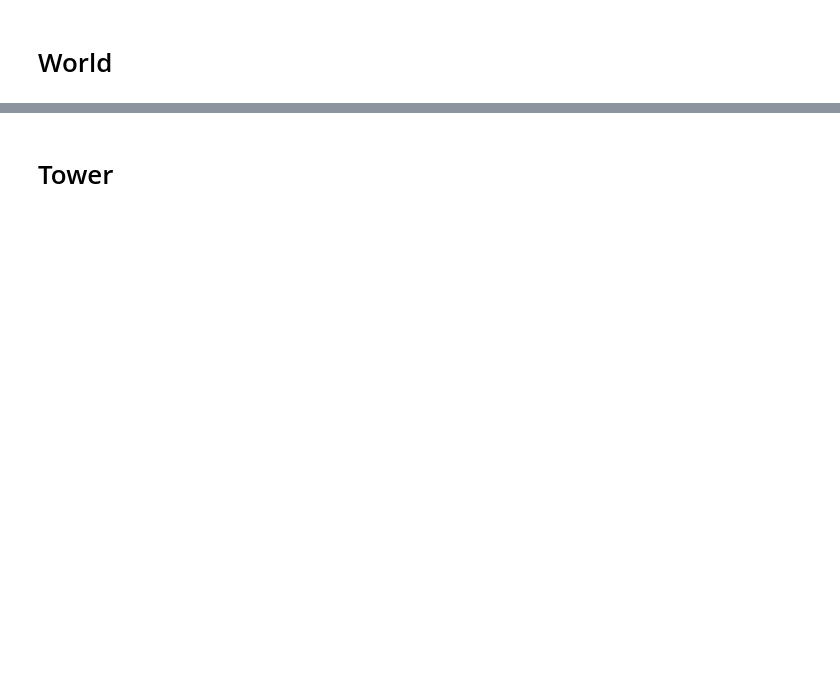
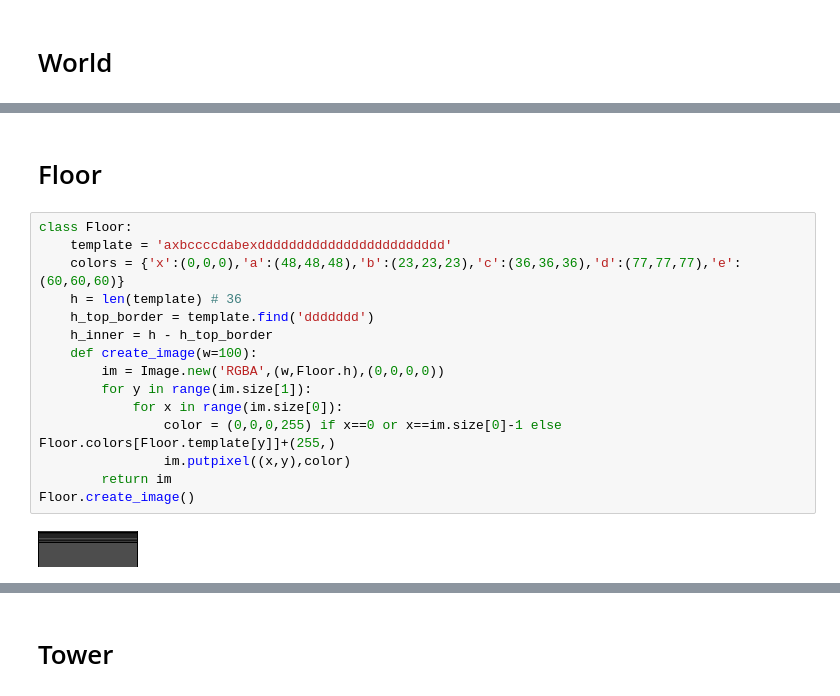
Before and after one commit to juliansmoller/SimTower, a Jupyter notebook: SimTower.ipynb, the cells around one changed output, grey strips where cells are left out. Cells and saved outputs as stored; diff of their text form; blank space fills up the shorter version.

Commit message:
adds floor, lobby, basic tower

```diff
--- a/SimTower.ipynb
+++ b/SimTower.ipynb
@@ -344,0 +378,19 @@ IndentationError: expected an indented block (<ipython-input-19-6cb348b2f9e4>, l
+# %% [markdown]
+# Floor
+# %%
+class Floor:
+    template = 'axbccccdabexdddddddddddddddddddddddd'
+    colors = {'x':(0,0,0),'a':(48,48,48),'b':(23,23,23),'c':(36,36,36),'d':(77,77,77),'e':(60,60,60)}
+    h = len(template) # 36
+    h_top_border = template.find('ddddddd')
+    h_inner = h - h_top_border
+    def create_image(w=100):
+        im = Image.new('RGBA',(w,Floor.h),(0,0,0,0))
+        for y in range(im.size[1]):
+            for x in range(im.size[0]):
+                color = (0,0,0,255) if x==0 or x==im.size[0]-1 else Floor.colors[Floor.template[y]]+(255,)
+                im.putpixel((x,y),color)
+        return im
+Floor.create_image()
+# %% [output]
+[figure, added]
```
Also changed, not shown: parts of 9 cells of this notebook, 7 other files.
